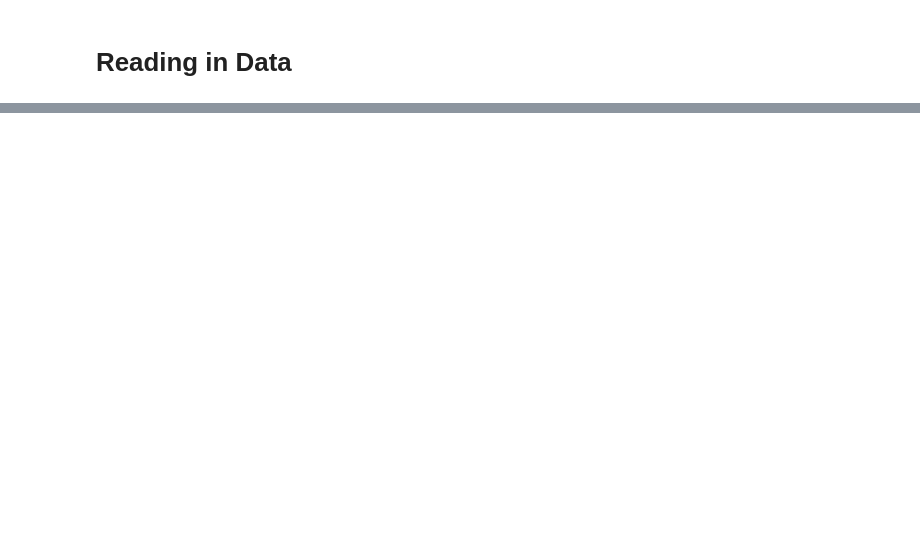
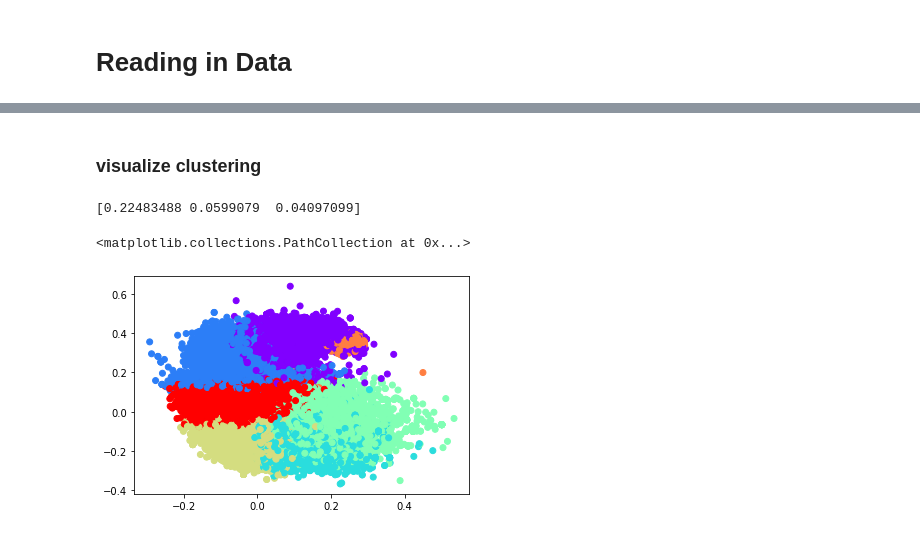
Before and after one commit to franznowak/twitter-sentiment-classification, a Jupyter notebook: clustering+bert/ClusteringWithFasttext.ipynb, the cells around one changed output, grey strips where cells are left out. Drawn from its saved outputs; the diff is of its cells as text; code cells hidden in the pictures; blank space fills up the shorter version.

```diff
--- a/clustering+bert/ClusteringWithFasttext.ipynb
+++ b/clustering+bert/ClusteringWithFasttext.ipynb
@@ -470,0 +125,2 @@ dfc
+# %%
+df['vec'] = df['x'].apply(model.get_sentence_vector)
@@ -470,0 +158,4 @@ dfc
+# %%
+kmeans = KMeans(n_clusters=7)
+# %%
+df['cluster'] = kmeans.fit_predict(df['vec'].values.tolist())
@@ -470,0 +201,18 @@ dfc
+# %% [markdown]
+### visualize clustering
+# %%
+pca = PCA(n_components=3)
+res = pca.fit_transform(df['vec'].values.tolist())
+
+df['coord_x'] = res[:,0]
+df['coord_y'] = res[:,1]
+df['coord_z'] = res[:,2]
+
+print(pca.explained_variance_ratio_)
+# %% [output]
+[0.22483488 0.0599079  0.04097099]
+# %%
+plt.scatter(df['coord_y'], df['coord_x'], c=df['cluster'], cmap='rainbow')
+# %% [output]
+<matplotlib.collections.PathCollection at 0x...>
+[figure, added]
```
Also changed, not shown: parts of 49 cells of this notebook, 14 other files.
